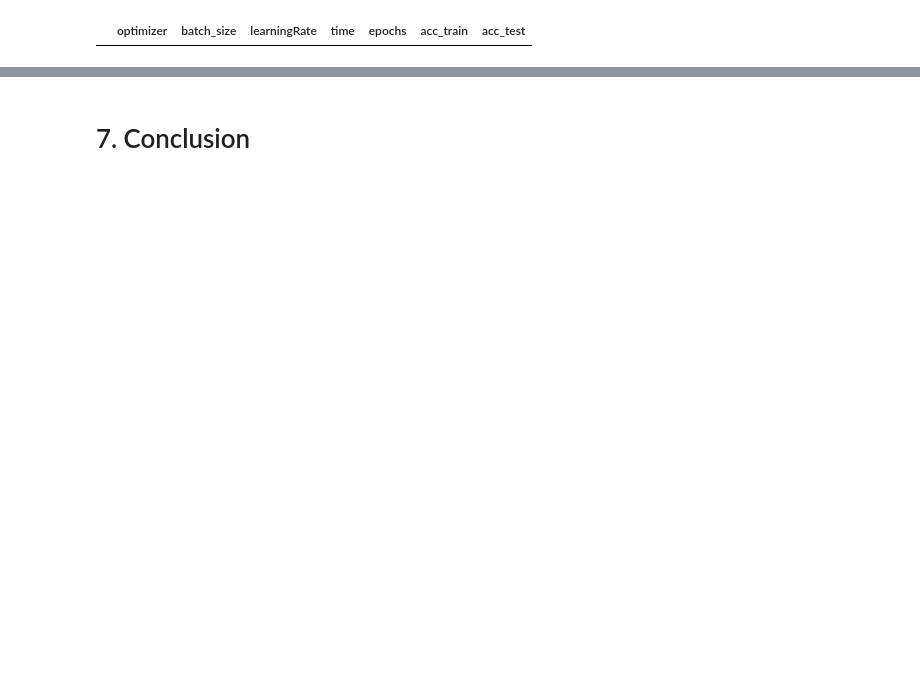
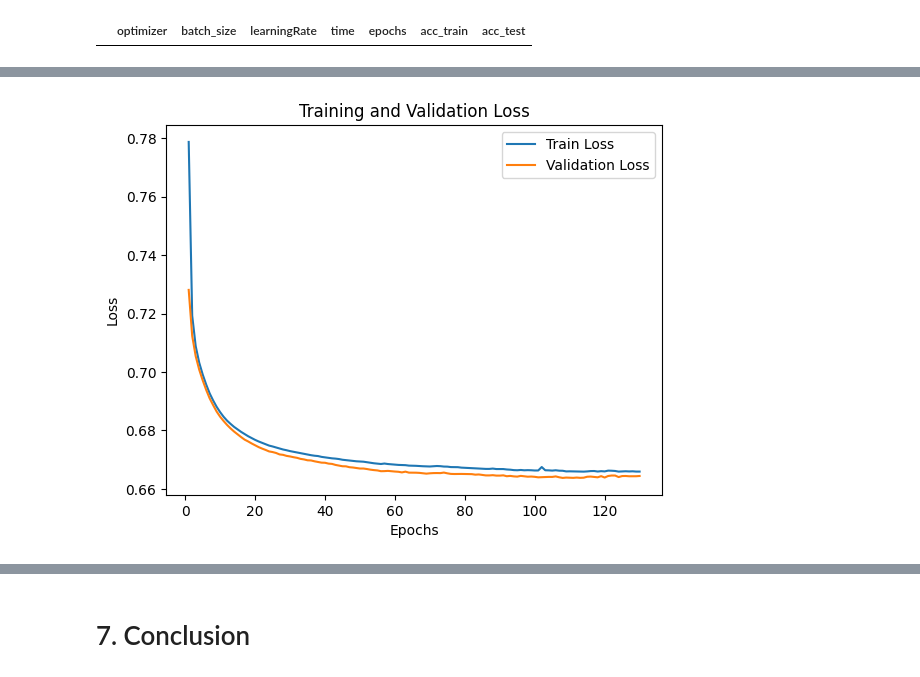
Before and after one commit to lgndluke/ML_Lab_Project, a Jupyter notebook: Lab_Project/ML_Lab_Project.ipynb, the cells around one changed output, grey strips where cells are left out. Cells and saved outputs as stored; diff of their text form; code cells hidden in the pictures; blank space fills up the shorter version.

```diff
--- a/Lab_Project/ML_Lab_Project.ipynb
+++ b/Lab_Project/ML_Lab_Project.ipynb
@@ -1076,0 +1168,7 @@ weighted avg       0.61      0.55      0.56      5918
+# %%
+# =======================================================================================================
+# Create results DataFrame:
+# =======================================================================================================
+
+results = pd.DataFrame.from_records([], columns=['optimizer','batch_size','learningRate','time','epochs','acc_train','acc_test'])
+results
@@ -1076,0 +1177,8 @@ weighted avg       0.61      0.55      0.56      5918
+# %%
+# =======================================================================================================
+# Create lists to hold different classifiers, classifier results and their parameters.
+# =======================================================================================================
+
+classifier_list = []
+pred_test_results_list = []
+model_params = []
@@ -1076,0 +1306,27 @@ weighted avg       0.61      0.55      0.56      5918
+# %%
+# =======================================================================================================
+# Get the best performing classifier from the results list:
+# =======================================================================================================
+
+best_classifier_index = results['acc_test'].idxmax()
+
+best_model = classifier_list[best_classifier_index]
+y_test_pred = pred_test_results_list[best_classifier_index]
+# %%
+# =======================================================================================================
+# Plot loss and accuracy:
+# =======================================================================================================
+
+history = best_model.history
+
+plt.plot(history[:, 'epoch'], history[:, 'train_loss'], label='Train Loss')
+plt.plot(history[:, 'epoch'], history[:, 'valid_loss'], label='Validation Loss')
+
+plt.xlabel('Epochs')
+plt.ylabel('Loss')
+
+plt.title('Training and Validation Loss')
+plt.legend()
+plt.show()
+# %% [output]
+[figure, added]
```
Also changed, not shown: parts of 28 cells of this notebook.
